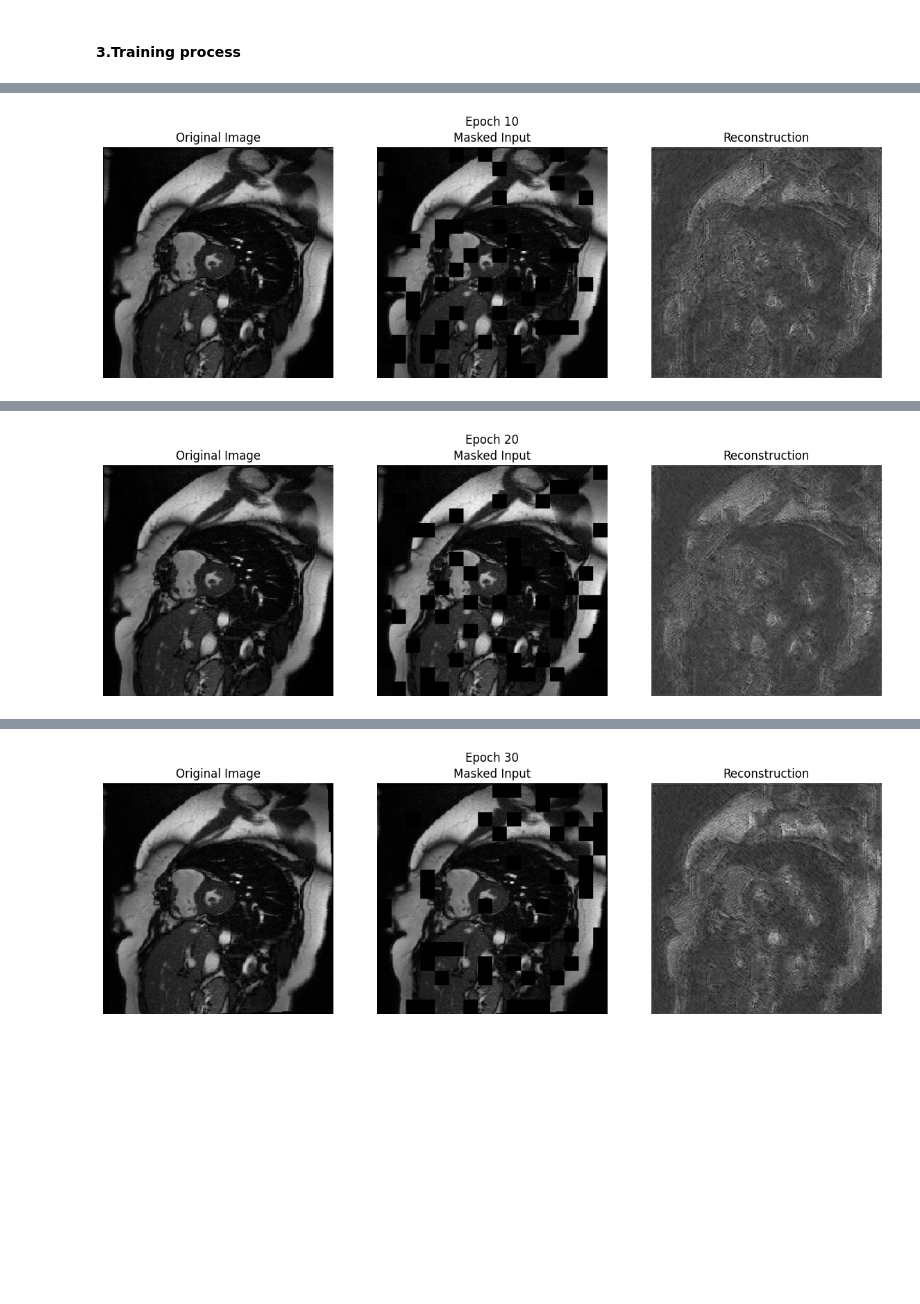
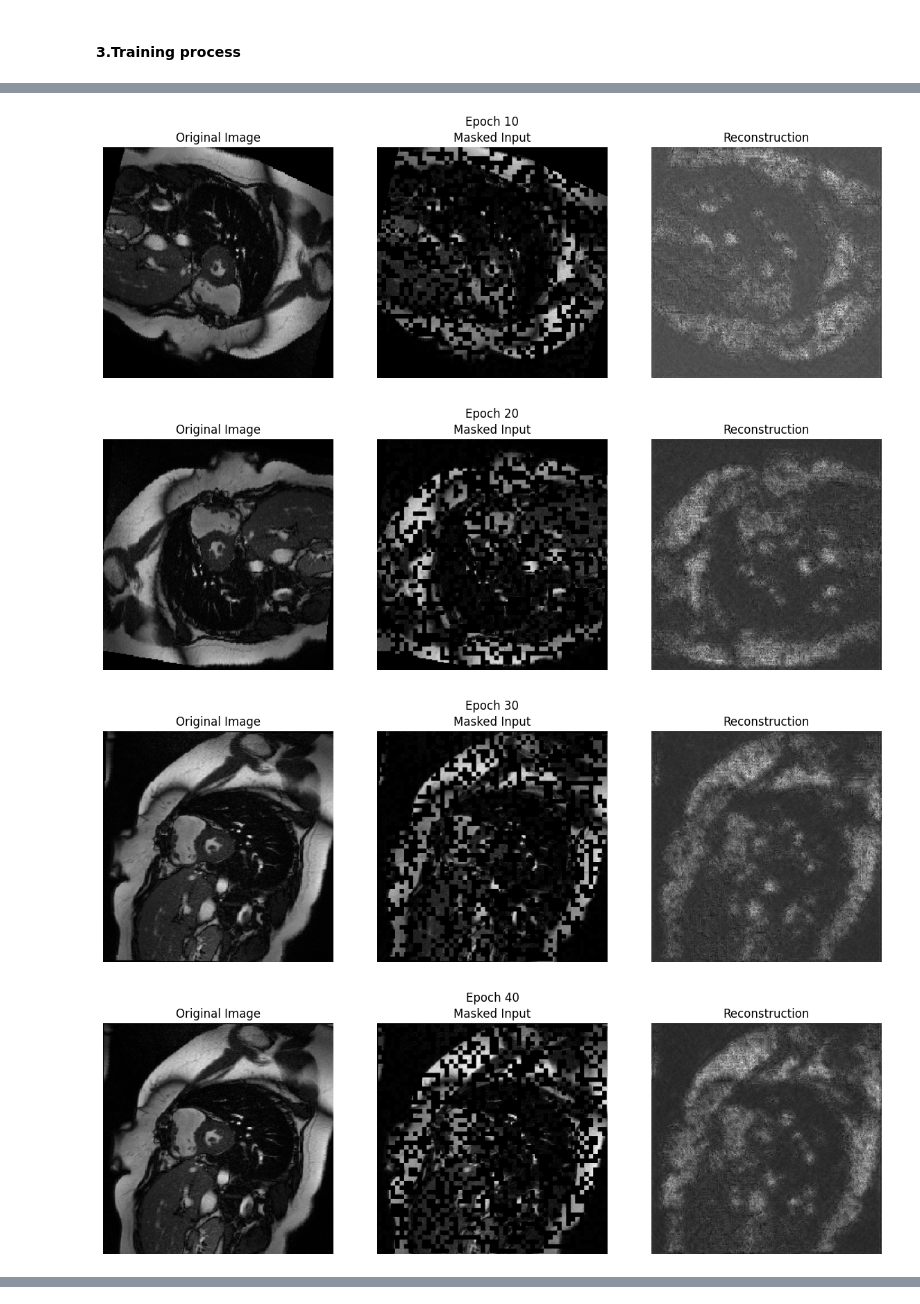
Before and after one commit to ThinhQuocLe007/ResearchSS4MIS, a Jupyter notebook: Reconstruction.ipynb, the cells around one changed output, grey strips where cells are left out. Drawn from its saved outputs; the diff is of its cells as text; code cells hidden in the pictures; blank space fills up the shorter version.

```diff
--- a/Reconstruction.ipynb
+++ b/Reconstruction.ipynb
@@ -159,7 +159,7 @@ class UNet2d(nn.Module):
 # %%
 def mask_image(img, mask_ratio = 0.5, block_size= 16):
     batch_size, channel, H, W = img.shape
-    assert H % block_size == 0 and W % block_size == 0, 'Block size is not suitable'
+    # assert H % block_size == 0 and W % block_size == 0, 'Block size is not suitable'
 
     h_blocks = H // block_size
     w_blocks = W // block_size
@@ -223,14 +223,14 @@ trainloader = DataLoader(trainset, batch_size= 12, shuffle= False)
 
 model = UNet2d(in_chs=1, recon=True).cuda()
 optimizer = torch.optim.SGD(model.parameters(), lr=1e-3)
-num_epochs = 50
+num_epochs = 100
 mse_loss = nn.MSELoss()
-
+verbose = False
 for epoch in range(1, num_epochs + 1):
     for image, _ in trainloader:
         image = image.cuda()
 
-        masked_img, mask = mask_image(image, block_size= 16, mask_ratio= 0.2)
+        masked_img, mask = mask_image(image, block_size= 5, mask_ratio= 0.5)
         masked_img, mask = masked_img.cuda(), mask.cuda()
         reconn = model(masked_img)
 
@@ -240,8 +240,8 @@ for epoch in range(1, num_epochs + 1):
         optimizer.zero_grad()
         loss.backward()
         optimizer.step()
-
-    print(f"Epoch {epoch}, Loss: {loss.item():.6f}")
+    if verbose:
+        print(f"Epoch {epoch}, Loss: {loss.item():.6f}")
     if epoch % 10 == 0:
         img_disp = image[0].detach().cpu().squeeze().numpy()
         masked_disp = masked_img[0].detach().cpu().squeeze().numpy()
@@ -282 +272,4 @@ Epoch 10, Loss: 0.008863
-[figure, old version]
+[figure, new version]
+[figure, new version]
+[figure, new version]
+[figure, new version]
@@ -293 +279,0 @@ Epoch 20, Loss: 0.006503
-[figure, old version]
@@ -304 +279,0 @@ Epoch 30, Loss: 0.006353
-[figure, old version]
```
Also changed, not shown: parts of 1 cell of this notebook.
